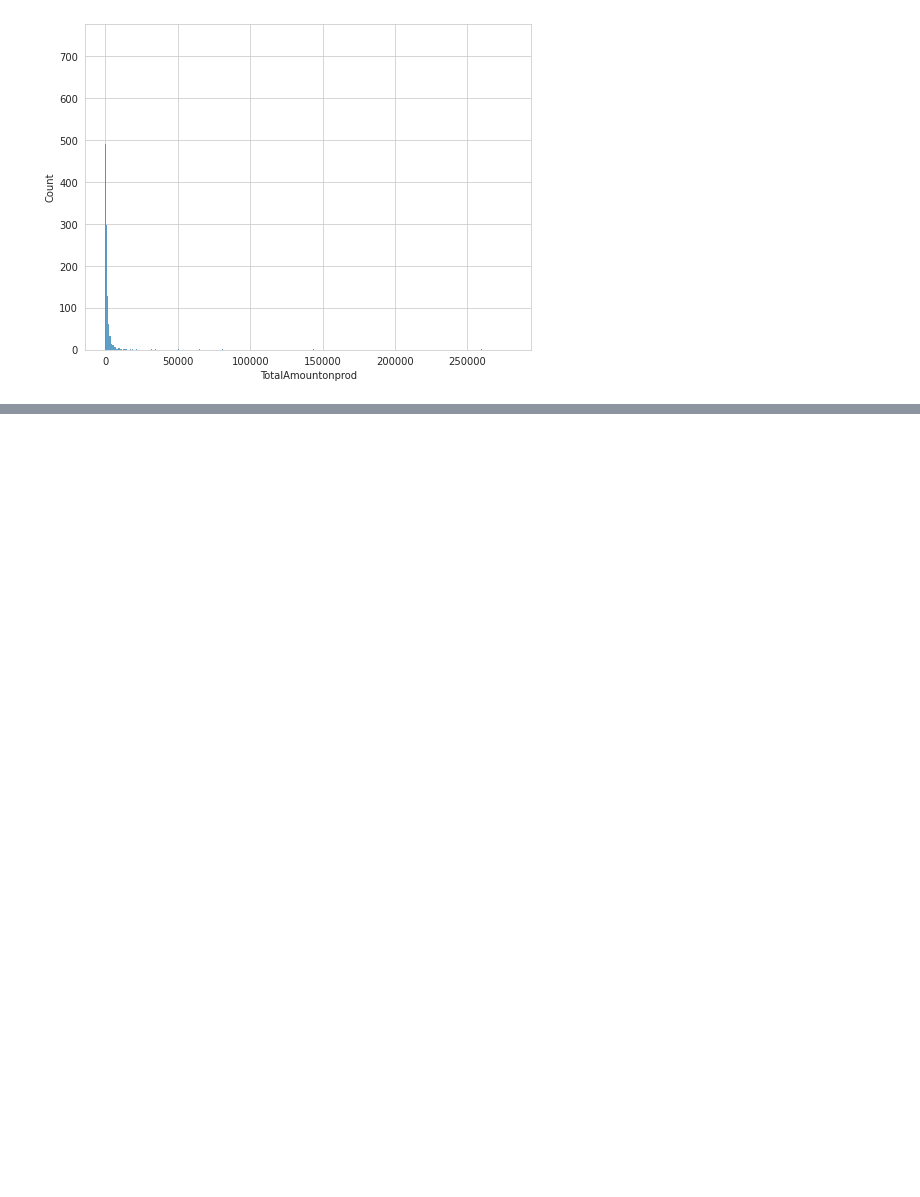
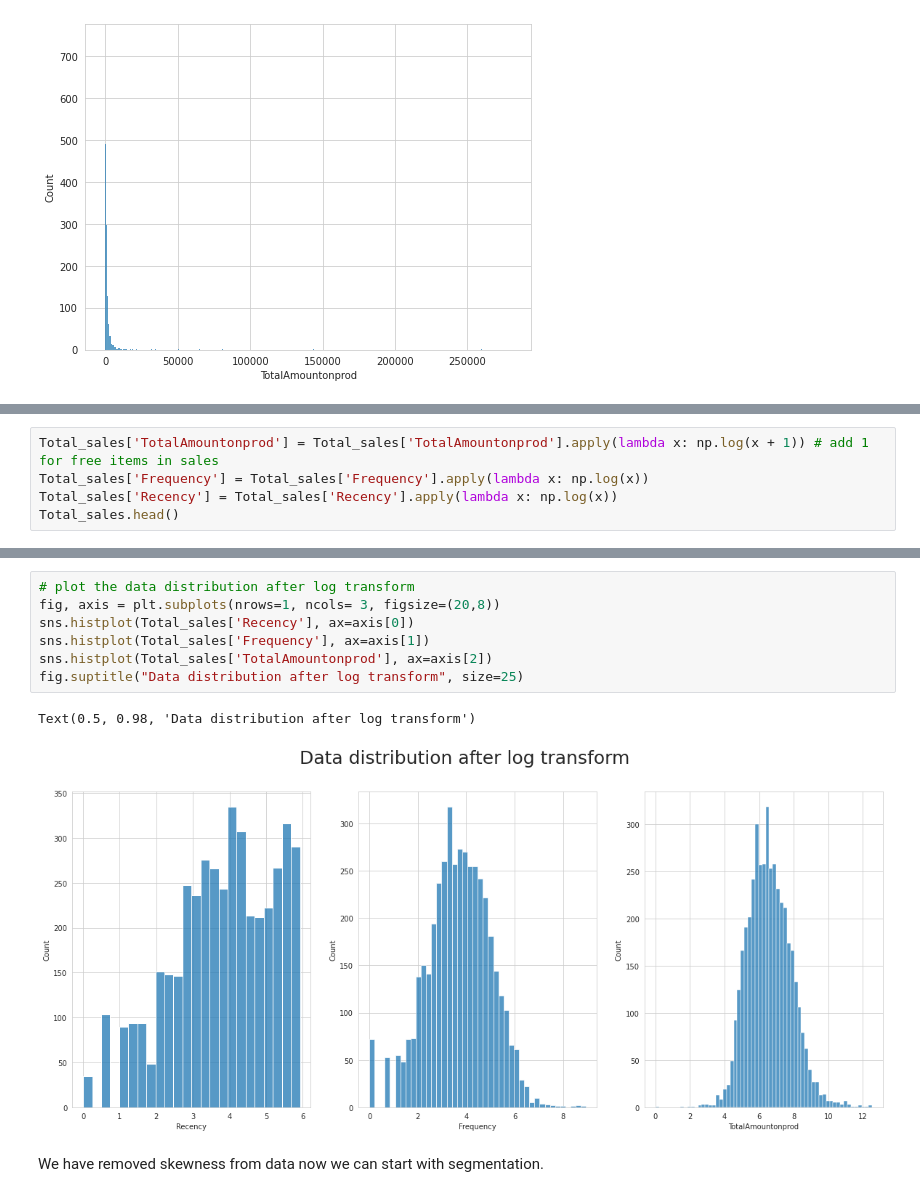
Before and after one commit to Vridhip/Online_Retail_Customer_Segmentation, a Jupyter notebook: Vridhi_Parmar_Online_Retail_Customer_Segmentation_.ipynb, the cells around one changed output, grey strips where cells are left out. Saved outputs shown, nothing was run; the diff lists cells and outputs as text; blank space fills up the shorter version.

```diff
--- a/Vridhi_Parmar_Online_Retail_Customer_Segmentation_.ipynb
+++ b/Vridhi_Parmar_Online_Retail_Customer_Segmentation_.ipynb
@@ -299,0 +386,5 @@ sns.histplot(Total_sales['TotalAmountonprod'])
+# %%
+Total_sales['TotalAmountonprod'] = Total_sales['TotalAmountonprod'].apply(lambda x: np.log(x + 1)) # add 1 for free items in sales
+Total_sales['Frequency'] = Total_sales['Frequency'].apply(lambda x: np.log(x))
+Total_sales['Recency'] = Total_sales['Recency'].apply(lambda x: np.log(x))
+Total_sales.head()
@@ -299,0 +410,12 @@ sns.histplot(Total_sales['TotalAmountonprod'])
+# %%
+# plot the data distribution after log transform
+fig, axis = plt.subplots(nrows=1, ncols= 3, figsize=(20,8))
+sns.histplot(Total_sales['Recency'], ax=axis[0])
+sns.histplot(Total_sales['Frequency'], ax=axis[1])
+sns.histplot(Total_sales['TotalAmountonprod'], ax=axis[2])
+fig.suptitle("Data distribution after log transform", size=25)
+# %% [output]
+Text(0.5, 0.98, 'Data distribution after log transform')
+[figure, added]
+# %% [markdown]
+We have removed skewness from data now we can start with segmentation.
```
Also changed, not shown: parts of 20 cells of this notebook.
